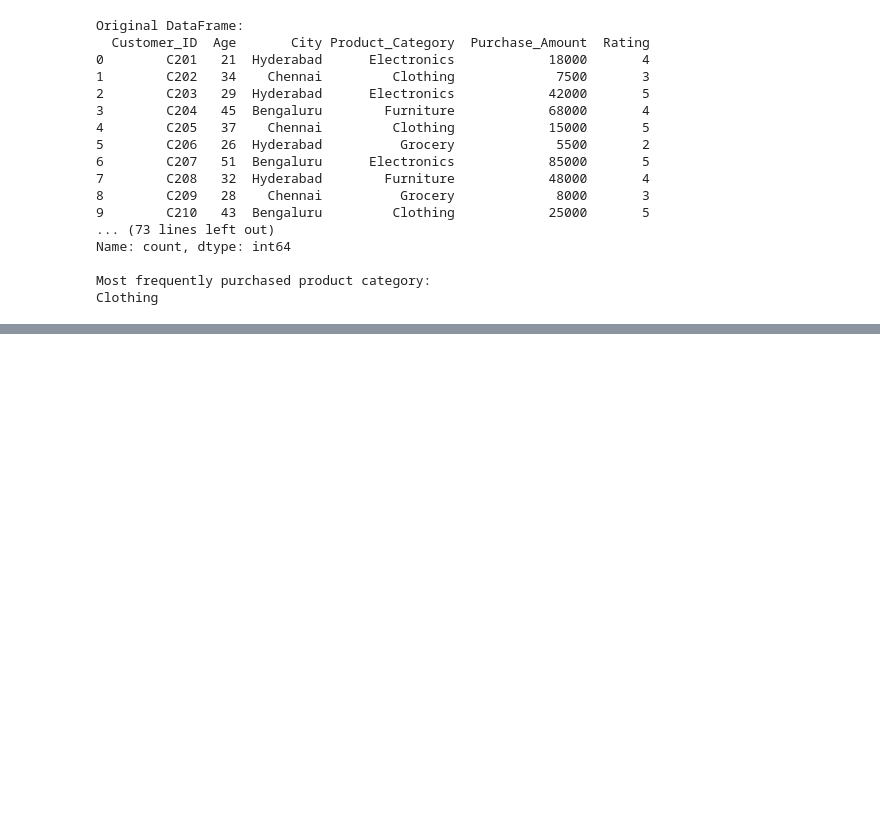
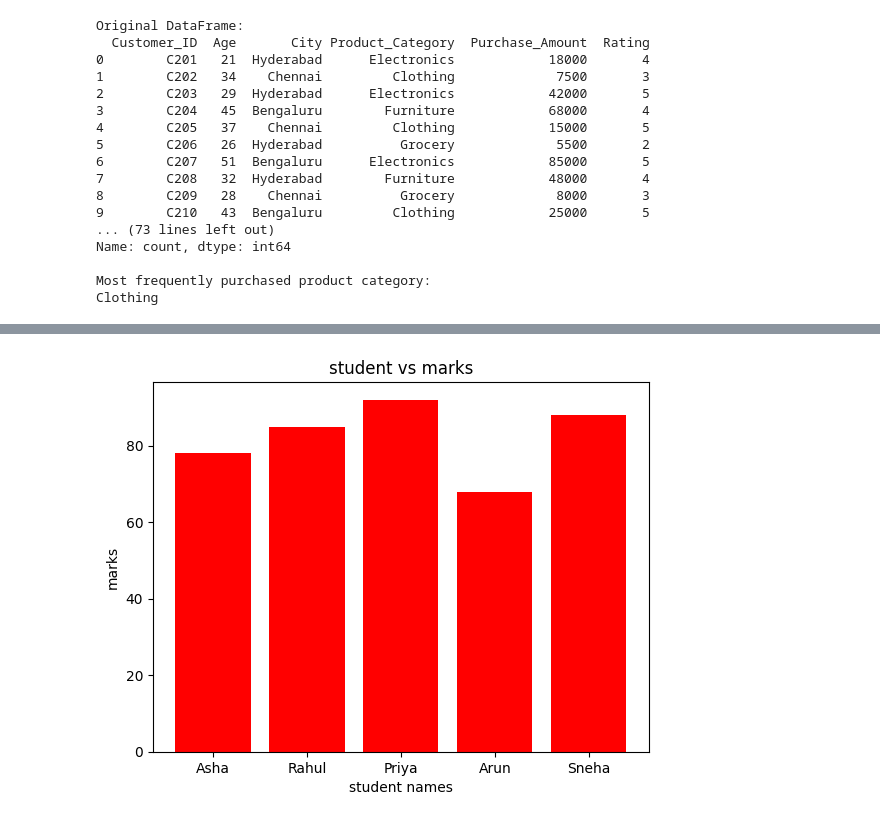
Before and after one commit to vasist05/eda-colab-lab, a Jupyter notebook: numpy_lab_011.ipynb, the cells around one changed output, grey strips where cells are left out. Saved outputs shown, nothing was run; the diff lists cells and outputs as text; code cells hidden in the pictures; blank space fills up the shorter version.

```diff
--- a/numpy_lab_011.ipynb
+++ b/numpy_lab_011.ipynb
@@ -1623,0 +1673,15 @@ Clothing
+# %%
+import matplotlib.pyplot as plt
+
+students = ["Asha", "Rahul", "Priya", "Arun", "Sneha"]
+marks = [78, 85, 92, 68, 88]
+
+plt.bar(students,marks,color='r')
+
+plt.xlabel("student names")
+plt.ylabel("marks")
+plt.title("student vs marks")
+
+plt.show()
+# %% [output]
+[figure, added]
```
Also changed, not shown: parts of 7 cells of this notebook.
